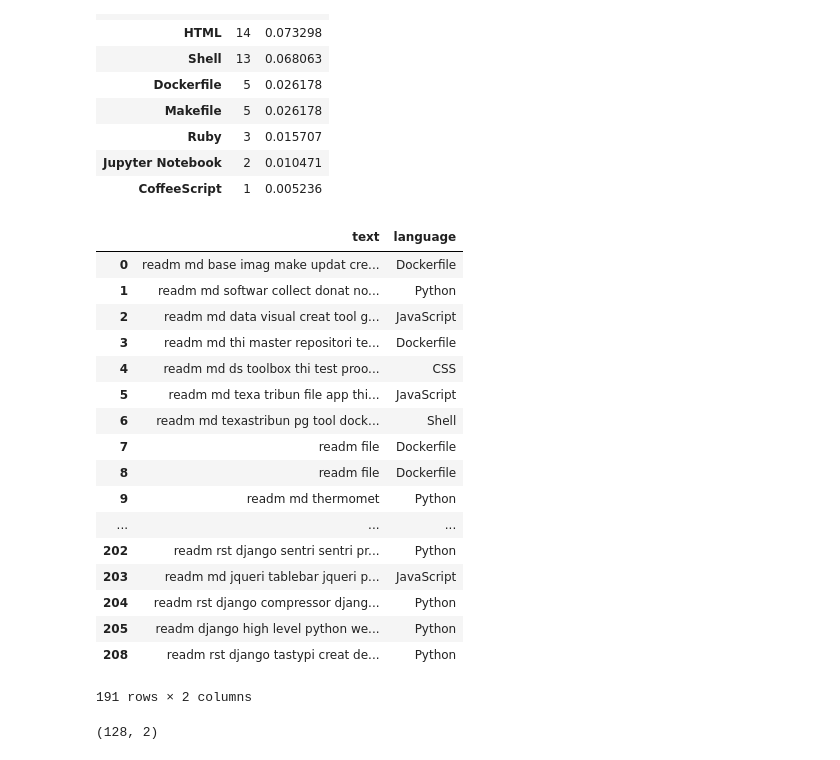
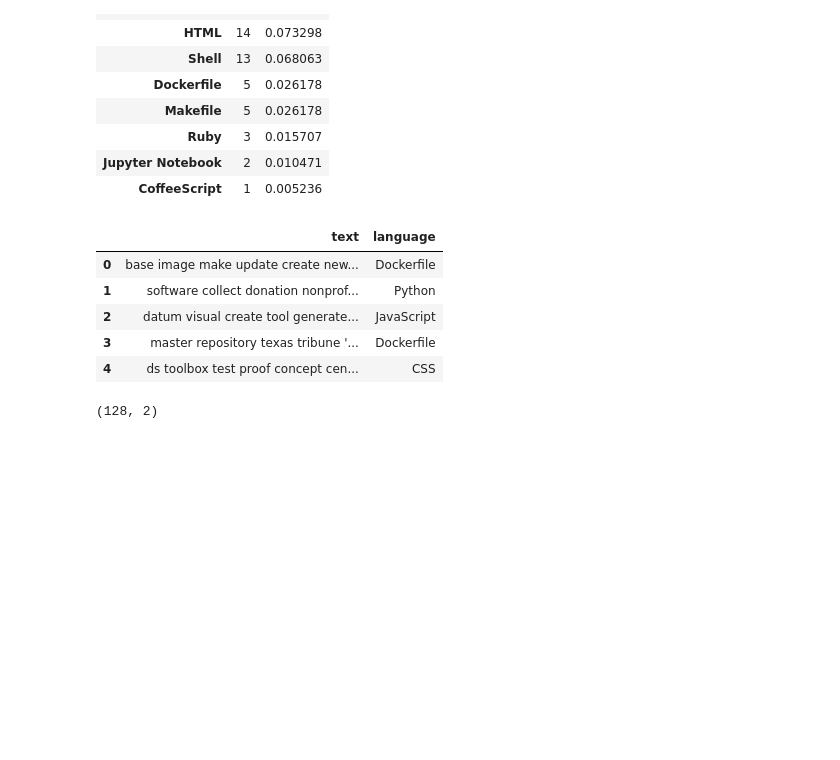
Before and after one commit to dd-jason-chad/nlp_project, a Jupyter notebook: dd-project.ipynb, the cells around one changed output. Cells and saved outputs as stored; diff of their text form; code cells hidden in the pictures; blank space fills up the shorter version.

```diff
--- a/dd-project.ipynb
+++ b/dd-project.ipynb
@@ -63,7 +63,7 @@ from sklearn.feature_extraction.text import TfidfVectorizer
 import matplotlib.pyplot as plt
 import seaborn as sns
 
-ADDITIONAL_STOPWORDS = ['readme', '\n\n\n', '-PRON-']
+ADDITIONAL_STOPWORDS = ['readme', '\n\n\n', '-PRON-', 'md']
 # %% [markdown]
 # ACQUIRE
 # %%
@@ -218,7 +218,8 @@ def remove_stopwords(original, extra_words=['readmemd'], exclude_words=[]):
 
 def prep_article(article):
 
-    article_stemmed = stem(basic_clean(article['readme']))
+#     article_stemmed = stem(basic_clean(article['readme']))
+    article_stemmed = basic_clean(article['readme'])
     article_lemmatized = lemmatize(article_stemmed)
     article_without_stopwords = remove_stopwords(article_lemmatized)
 
@@ -314,26 +315,14 @@ languages
 | Jupyter Notebook | 2 | 0.010471 |
 | CoffeeScript | 1 | 0.005236 |
 # %%
-df
+df.head()
 # %% [output]
 |  | text | language |
-| 0 | readm md base imag make updat cre... | Dockerfile |
-| 1 | readm md softwar collect donat no... | Python |
-| 2 | readm md data visual creat tool g... | JavaScript |
-| 3 | readm md thi master repositori te... | Dockerfile |
-| 4 | readm md ds toolbox thi test proo... | CSS |
-| 5 | readm md texa tribun file app thi... | JavaScript |
-| 6 | readm md texastribun pg tool dock... | Shell |
-| 7 | readm file | Dockerfile |
-| 8 | readm file | Dockerfile |
-| 9 | readm md thermomet | Python |
-| ... | ... | ... |
-| 202 | readm rst django sentri sentri pr... | Python |
-| 203 | readm md jqueri tablebar jqueri p... | JavaScript |
-| 204 | readm rst django compressor djang... | Python |
-| 205 | readm django high level python we... | Python |
-| 208 | readm rst django tastypi creat de... | Python |
+| 0 | base image make update create new... | Dockerfile |
+| 1 | software collect donation nonprof... | Python |
+| 2 | datum visual create tool generate... | JavaScript |
+| 3 | master repository texas tribune '... | Dockerfile |
+| 4 | ds toolbox test proof concept cen... | CSS |
-191 rows × 2 columns
 # %%
 df = df.loc[df['language'].isin(['Python', 'JavaScript'])]
 df.shape
```
Also changed, not shown: parts of 63 cells of this notebook.
